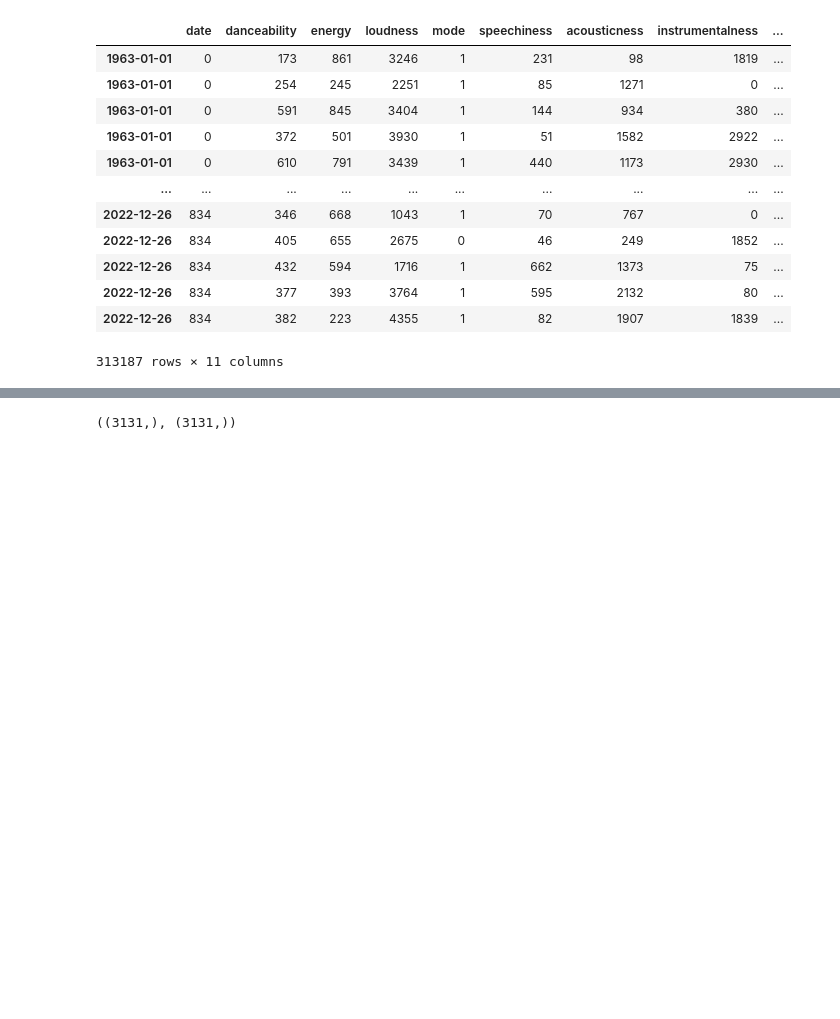
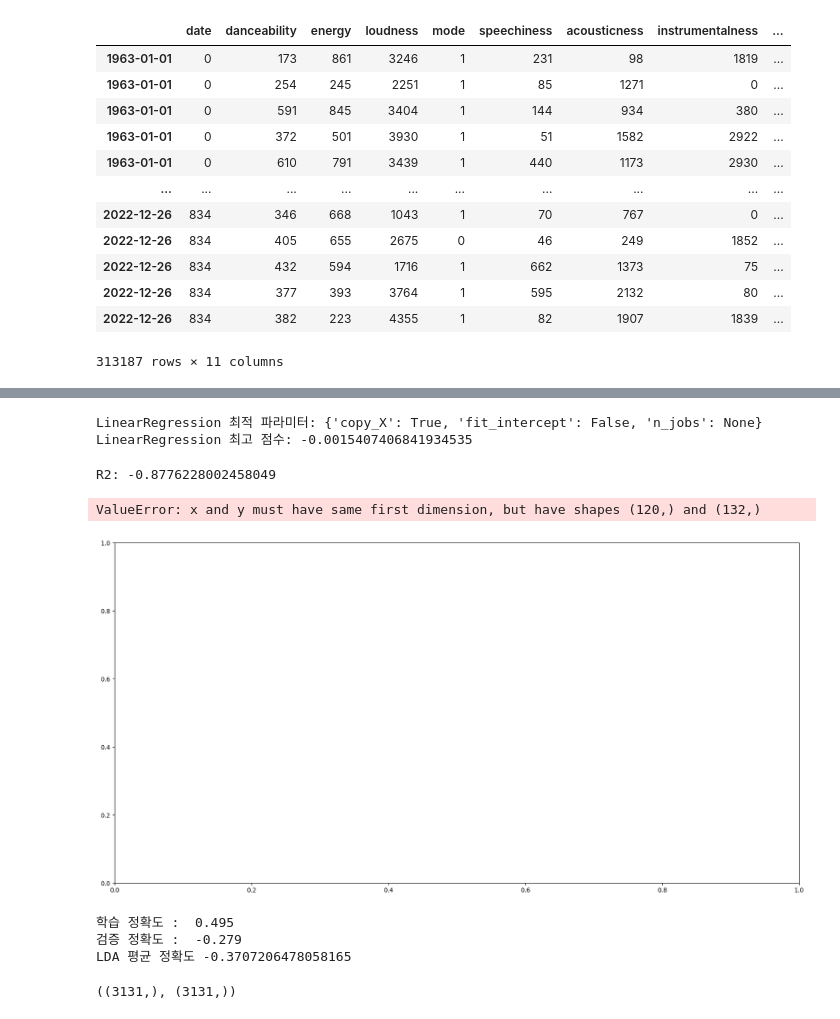
Before and after one commit to CG05/BillboardAnalitics, a Jupyter notebook: coeff.ipynb, the cells around one changed output, grey strips where cells are left out. Saved outputs shown, nothing was run; the diff lists cells and outputs as text; code cells hidden in the pictures; blank space fills up the shorter version.

```diff
--- a/coeff.ipynb
+++ b/coeff.ipynb
@@ -170,3 +327,47 @@ R2: -0.0020207418995461524
+# %%
+# parameters for LinearRegression
+parameters = {
+    'fit_intercept': [True, False],
+    'copy_X': [True, False],
+    'n_jobs': [None, 1, 2, 3, 4, 5]
+}
+
+getBestLR(X_train, y_train, 'LinearRegression', parameters)
+# %% [output]
+LinearRegression 최적 파라미터: {'copy_X': True, 'fit_intercept': False, 'n_jobs': None}
+LinearRegression 최고 점수: -0.0015407406841934535
+# %%
+pred2023 = dt.predict(dfs2023)
+score = r2_score(labels2023, pred2023)
+
+plt.figure(figsize=(20, 10))
+print(f'R2: {score}')
+plt.plot(range(1, 121), labels2023, label='real')
+plt.plot(range(1, 121), pred2023, label='pred')
+plt.legend()
+plt.show()
+# %% [output]
+R2: -0.8776228002458049
+ValueError: x and y must have same first dimension, but have shapes (120,) and (132,)
+[figure, added]
+# %%
+from sklearn.neighbors import KNeighborsRegressor
+
+KNN = KNeighborsRegressor(n_neighbors=2)
+KNN.fit(X_train, y_train)
+
+y_predicted = KNN.predict(X_test)
+
+train_score = KNN.score(X_train, y_train)
+test_score = KNN.score(X_test, y_test)
+
+print('학습 정확도 : ', round(train_score, 3))
+print('검증 정확도 : ', round(test_score, 3))
+print("LDA 평균 정확도", np.mean(cross_val_score(KNN, X_train, y_train, cv=5)))
+# %% [output]
+학습 정확도 :  0.495
+검증 정확도 :  -0.279
+LDA 평균 정확도 -0.3707206478058165
 # %%
 data_std.drop(['year', 'month'], axis=1, inplace=True)
 label.drop(['year', 'month'], axis=1, inplace=True)
```
Also changed, not shown: parts of 26 cells of this notebook.
